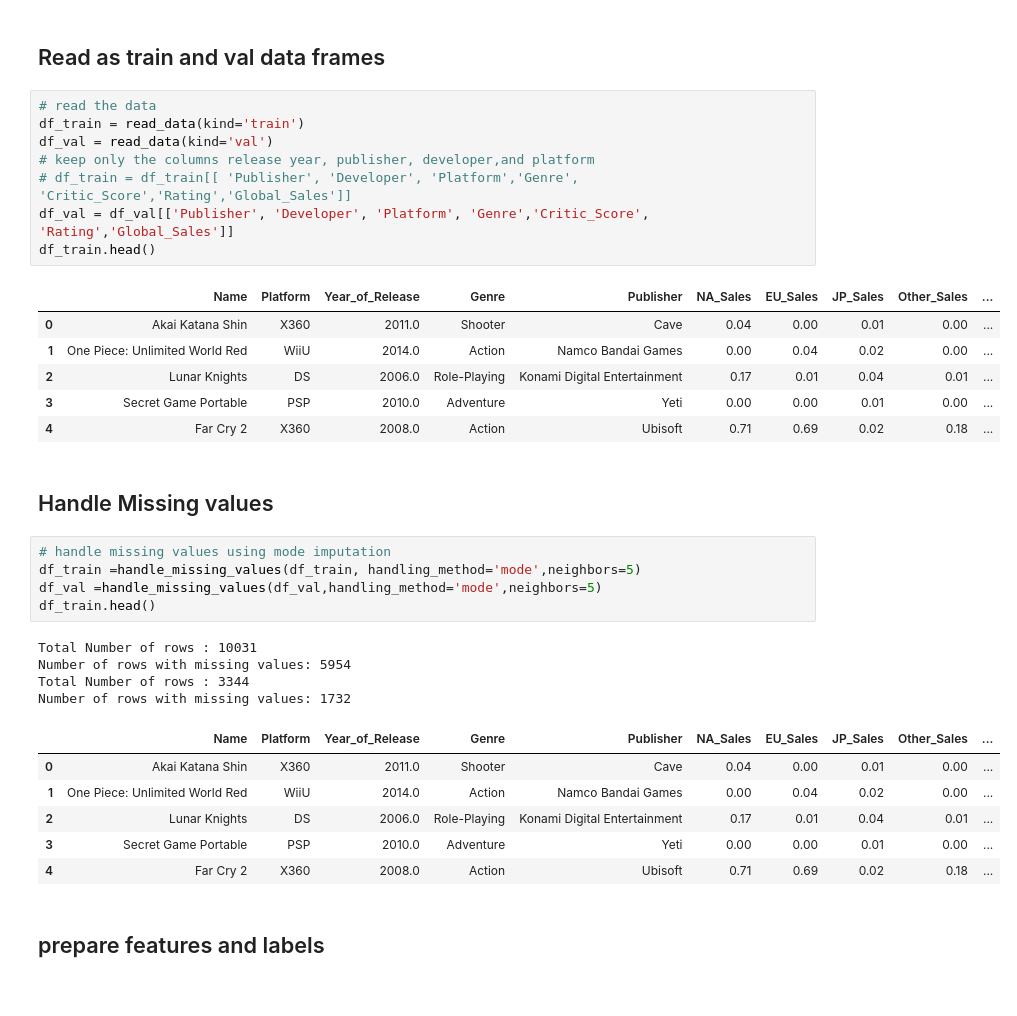
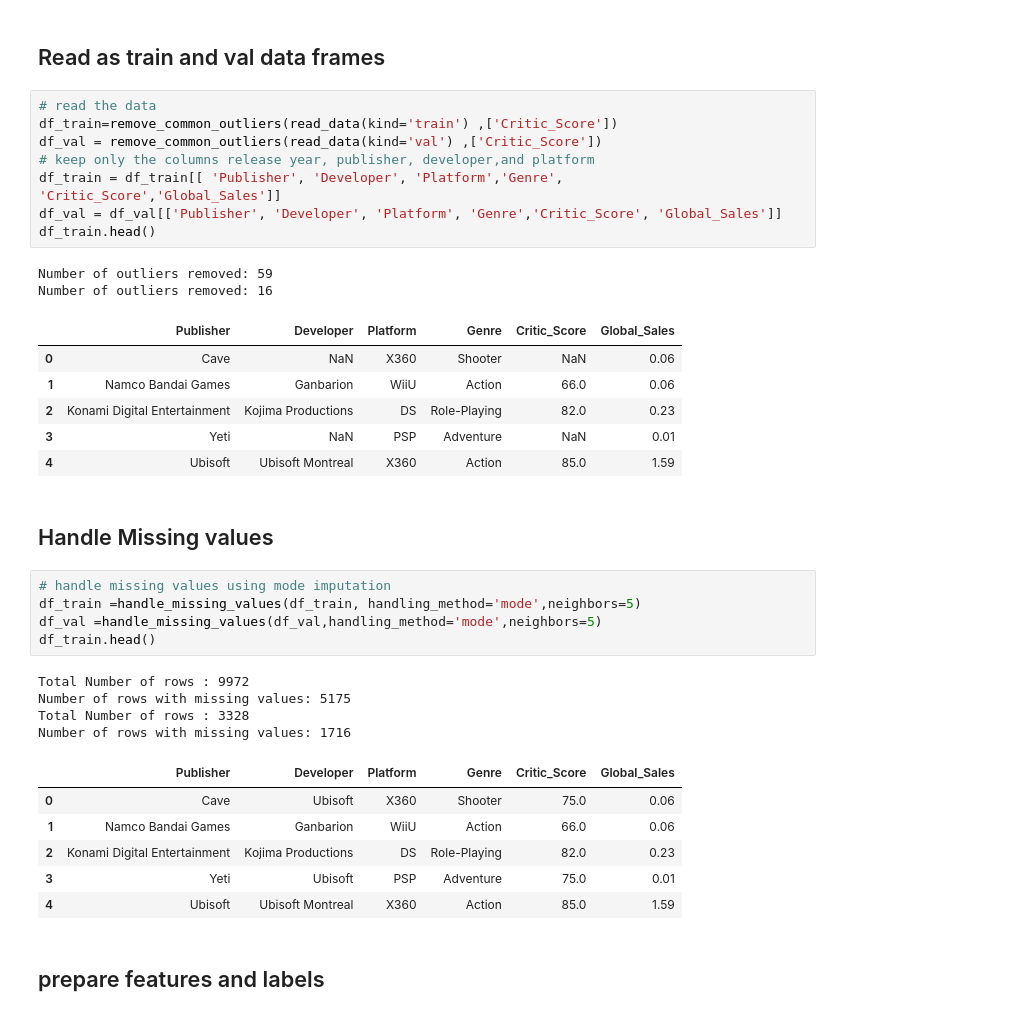
Before and after one commit to GhiathAjam/Analysis-of-Video-Games-Sales, a Jupyter notebook: Analysis/PredictiveQuestions/Q1.ipynb, the cells around one changed output. Cells and saved outputs as stored; diff of their text form.

Commit message:
0.27 score

```diff
--- a/Analysis/PredictiveQuestions/Q1.ipynb
+++ b/Analysis/PredictiveQuestions/Q1.ipynb
@@ -84,19 +95,21 @@ Number of outliers in User_Count: 982
 ## Read as train and val data frames
 # %%
 # read the data
-df_train = read_data(kind='train')
-df_val = read_data(kind='val')
+df_train=remove_common_outliers(read_data(kind='train') ,['Critic_Score'])
+df_val = remove_common_outliers(read_data(kind='val') ,['Critic_Score'])
 # keep only the columns release year, publisher, developer,and platform
-# df_train = df_train[[ 'Publisher', 'Developer', 'Platform','Genre', 'Critic_Score','Rating','Global_Sales']]
-df_val = df_val[['Publisher', 'Developer', 'Platform', 'Genre','Critic_Score', 'Rating','Global_Sales']]
+df_train = df_train[[ 'Publisher', 'Developer', 'Platform','Genre', 'Critic_Score','Global_Sales']]
+df_val = df_val[['Publisher', 'Developer', 'Platform', 'Genre','Critic_Score', 'Global_Sales']]
 df_train.head()
 # %% [output]
+Number of outliers removed: 59
+Number of outliers removed: 16
-|  | Name | Platform | Year_of_Release | Genre | Publisher | NA_Sales | EU_Sales | JP_Sales | Other_Sales | ... |
-| 0 | Akai Katana Shin | X360 | 2011.0 | Shooter | Cave | 0.04 | 0.00 | 0.01 | 0.00 | ... |
-| 1 | One Piece: Unlimited World Red | WiiU | 2014.0 | Action | Namco Bandai Games | 0.00 | 0.04 | 0.02 | 0.00 | ... |
-| 2 | Lunar Knights | DS | 2006.0 | Role-Playing | Konami Digital Entertainment | 0.17 | 0.01 | 0.04 | 0.01 | ... |
-| 3 | Secret Game Portable | PSP | 2010.0 | Adventure | Yeti | 0.00 | 0.00 | 0.01 | 0.00 | ... |
-| 4 | Far Cry 2 | X360 | 2008.0 | Action | Ubisoft | 0.71 | 0.69 | 0.02 | 0.18 | ... |
+|  | Publisher | Developer | Platform | Genre | Critic_Score | Global_Sales |
+| 0 | Cave | NaN | X360 | Shooter | NaN | 0.06 |
+| 1 | Namco Bandai Games | Ganbarion | WiiU | Action | 66.0 | 0.06 |
+| 2 | Konami Digital Entertainment | Kojima Productions | DS | Role-Playing | 82.0 | 0.23 |
+| 3 | Yeti | NaN | PSP | Adventure | NaN | 0.01 |
+| 4 | Ubisoft | Ubisoft Montreal | X360 | Action | 85.0 | 1.59 |
 # %% [markdown]
 ## Handle Missing values
 # %%
@@ -105,16 +118,16 @@ df_train =handle_missing_values(df_train, handling_method='mode',neighbors=5)
 df_val =handle_missing_values(df_val,handling_method='mode',neighbors=5)
 df_train.head()
 # %% [output]
-Total Number of rows : 10031
-Number of rows with missing values: 5954
-Total Number of rows : 3344
-Number of rows with missing values: 1732
+Total Number of rows : 9972
+Number of rows with missing values: 5175
+Total Number of rows : 3328
+Number of rows with missing values: 1716
-|  | Name | Platform | Year_of_Release | Genre | Publisher | NA_Sales | EU_Sales | JP_Sales | Other_Sales | ... |
-| 0 | Akai Katana Shin | X360 | 2011.0 | Shooter | Cave | 0.04 | 0.00 | 0.01 | 0.00 | ... |
-| 1 | One Piece: Unlimited World Red | WiiU | 2014.0 | Action | Namco Bandai Games | 0.00 | 0.04 | 0.02 | 0.00 | ... |
-| 2 | Lunar Knights | DS | 2006.0 | Role-Playing | Konami Digital Entertainment | 0.17 | 0.01 | 0.04 | 0.01 | ... |
-| 3 | Secret Game Portable | PSP | 2010.0 | Adventure | Yeti | 0.00 | 0.00 | 0.01 | 0.00 | ... |
-| 4 | Far Cry 2 | X360 | 2008.0 | Action | Ubisoft | 0.71 | 0.69 | 0.02 | 0.18 | ... |
+|  | Publisher | Developer | Platform | Genre | Critic_Score | Global_Sales |
+| 0 | Cave | Ubisoft | X360 | Shooter | 75.0 | 0.06 |
+| 1 | Namco Bandai Games | Ganbarion | WiiU | Action | 66.0 | 0.06 |
+| 2 | Konami Digital Entertainment | Kojima Productions | DS | Role-Playing | 82.0 | 0.23 |
+| 3 | Yeti | Ubisoft | PSP | Adventure | 75.0 | 0.01 |
+| 4 | Ubisoft | Ubisoft Montreal | X360 | Action | 85.0 | 1.59 |
 # %% [markdown]
 ## prepare features and labels
 # %%
```
Also changed, not shown: parts of 15 cells of this notebook.
